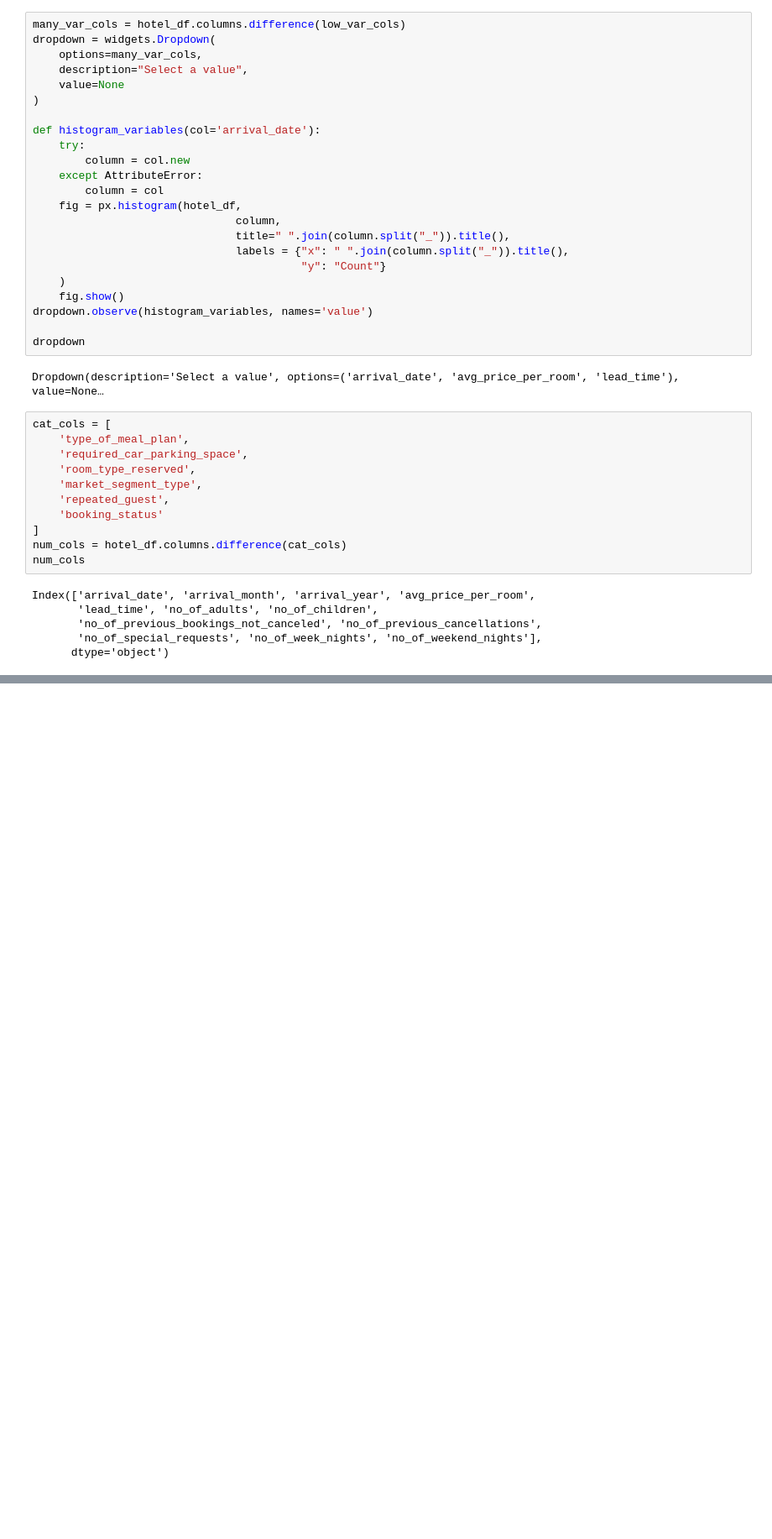
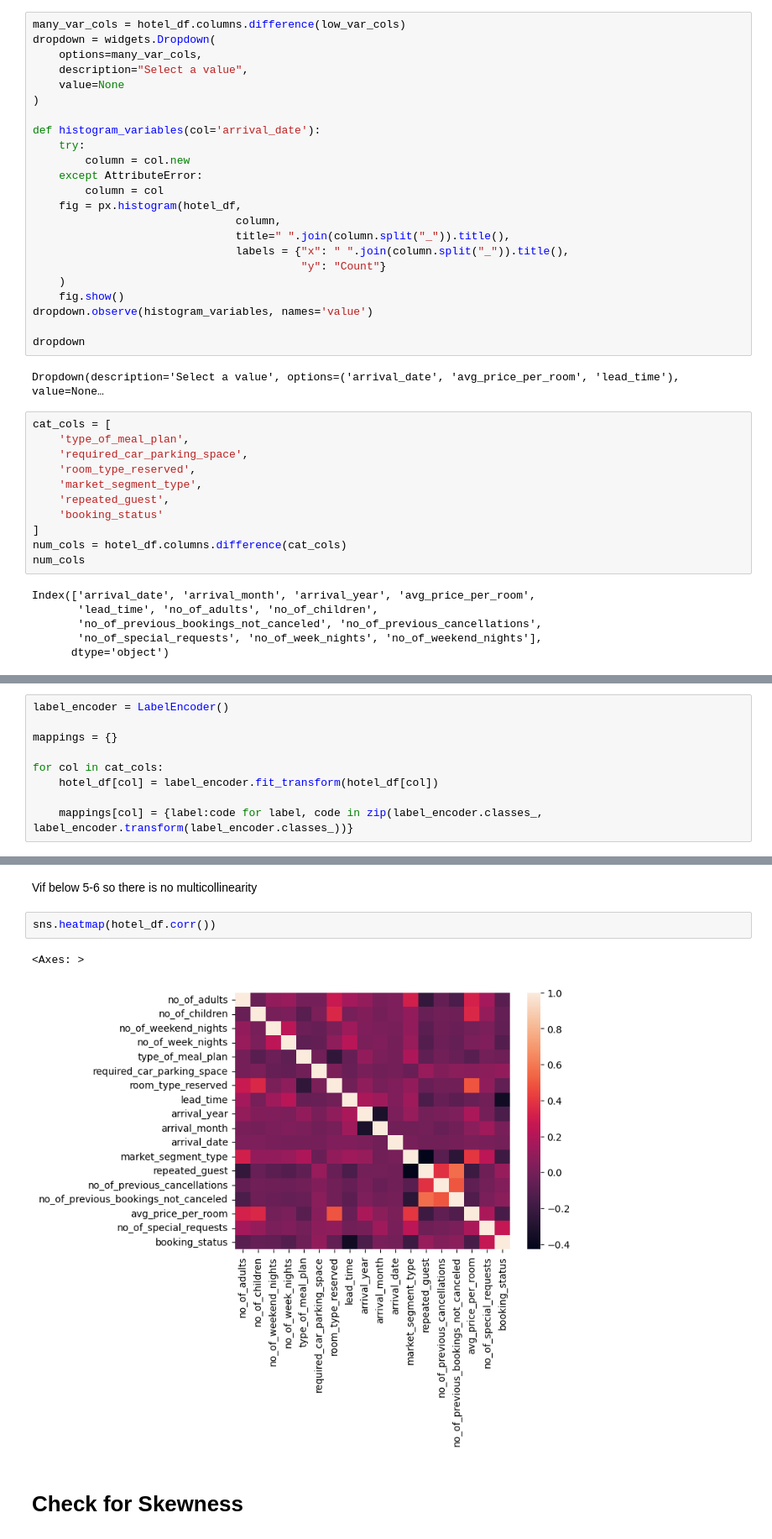
Before and after one commit to efosazuwa/MLOPS-hotel, a Jupyter notebook: notebooks/model_construction.ipynb, the cells around one changed output, grey strips where cells are left out. Shown at 84% size. Cells and saved outputs as stored; diff of their text form; blank space fills up the shorter version.

```diff
--- a/notebooks/model_construction.ipynb
+++ b/notebooks/model_construction.ipynb
@@ -173,0 +280,9 @@ def plot_bivatiate_num(df, target, num_features):
+# %%
+label_encoder = LabelEncoder()
+
+mappings = {}
+
+for col in cat_cols:
+    hotel_df[col] = label_encoder.fit_transform(hotel_df[col])
+
+    mappings[col] = {label:code for label, code in zip(label_encoder.classes_, label_encoder.transform(label_encoder.classes_))}
@@ -173,0 +361,9 @@ def plot_bivatiate_num(df, target, num_features):
+# %% [markdown]
+Vif below 5-6 so there is no multicollinearity
+# %%
+sns.heatmap(hotel_df.corr())
+# %% [output]
+<Axes: >
+[figure, added]
+# %% [markdown]
+# Check for Skewness
```
Also changed, not shown: parts of 50 cells of this notebook.
